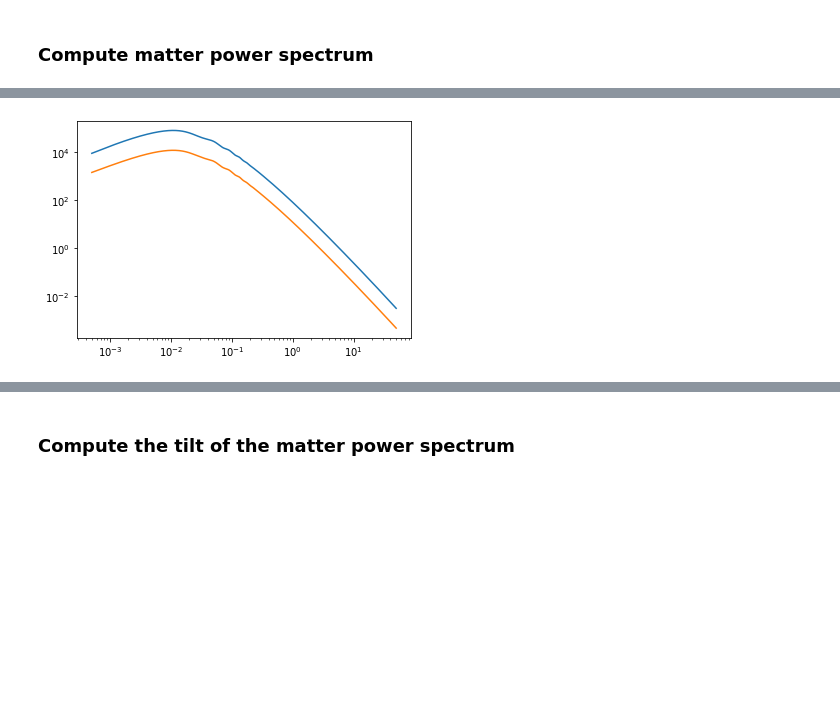
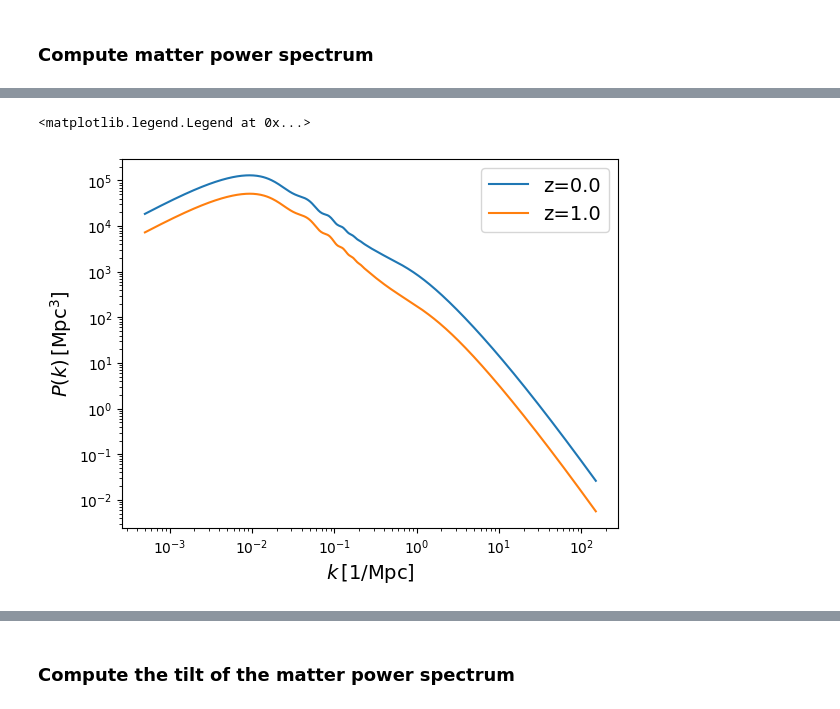
Before and after one commit to anikhalder/i3PCF, a Jupyter notebook: src/tests.ipynb, the cells around one changed output, grey strips where cells are left out. Cells and saved outputs as stored; diff of their text form; code cells hidden in the pictures; blank space fills up the shorter version.

```diff
--- a/src/tests.ipynb
+++ b/src/tests.ipynb
@@ -155,15 +257,18 @@ cclass.scale_independent_growth_factor(0.3)
 # %% [markdown]
 ### Compute matter power spectrum
 # %%
-k_arr = np.logspace(np.log10(5e-4),np.log10(50),1000)
+k_arr = np.logspace(np.log10(5e-4),np.log10(150),500)
 z_arr = np.array([0.0])
 
 pk_arr_lin = cclass.get_pk_array(k_arr, z_arr, k_arr.size, z_arr.size, 0)
 pk_arr_nl = cclass.get_pk_array(k_arr, z_arr, k_arr.size, z_arr.size, 1)
 
-plt.plot(k_arr, pk_arr_lin)
-plt.plot(k_arr, pk_arr_nl)
+plt.plot(k_arr, pk_arr_lin, label='linear')
+plt.plot(k_arr, pk_arr_nl, label='non-linear')
 
 plt.xscale('log')
 plt.yscale('log')
+plt.xlabel(r'$k \, [1/\mathrm{Mpc}]$', fontsize=14)
+plt.ylabel(r'$P(k) \, [\mathrm{Mpc}^3]$', fontsize=14)
+plt.legend(fontsize=14)
 # %% [output]
@@ -171,17 +277,21 @@ plt.yscale('log')
 # %%
 k_grid_points_ascending = k_arr
-z_grid_points_ascending = np.arange(0.0, 2.5, step=0.01)
+z_grid_points_ascending = np.arange(0.0, 2.51, step=0.05)
 # %%
 # get power spectrum at desired grid points
 
-Pk_array = cclass.get_pk_array(k_grid_points_ascending, z_grid_points_ascending, k_grid_points_ascending.size, z_grid_points_ascending.size, 0).reshape(z_grid_points_ascending.size, k_grid_points_ascending.size)
+Pk_array = cclass.get_pk_array(k_grid_points_ascending, z_grid_points_ascending, k_grid_points_ascending.size, z_grid_points_ascending.size, 1).reshape(z_grid_points_ascending.size, k_grid_points_ascending.size).T
 # %%
-plt.plot(k_grid_points_ascending, Pk_array[0,:])
-plt.plot(k_grid_points_ascending, Pk_array[200,:])
+plt.plot(k_grid_points_ascending, Pk_array[:,0], label='z='+str(z_grid_points_ascending[0]))
+plt.plot(k_grid_points_ascending, Pk_array[:,20], label='z='+str(z_grid_points_ascending[20]))
 plt.xscale('log')
 plt.yscale('log')
+plt.xlabel(r'$k \, [1/\mathrm{Mpc}]$', fontsize=14)
+plt.ylabel(r'$P(k) \, [\mathrm{Mpc}^3]$', fontsize=14)
+plt.legend(fontsize=14)
 # %% [output]
+<matplotlib.legend.Legend at 0x...>
-[figure, old version]
+[figure, new version]
 # %%
 # get power spectrum on pre-computed k,z grid points internally by CLASS
 
```
Also changed, not shown: parts of 28 cells of this notebook.
